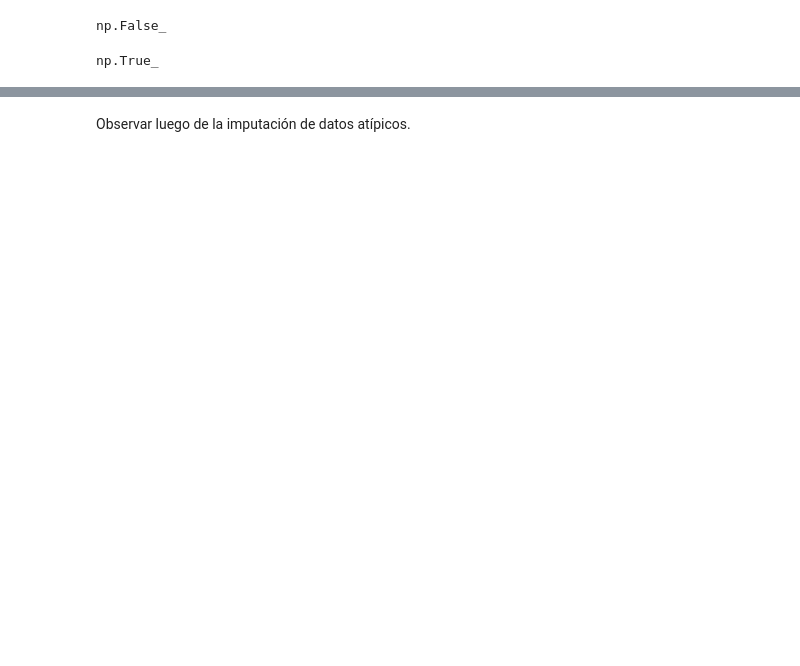
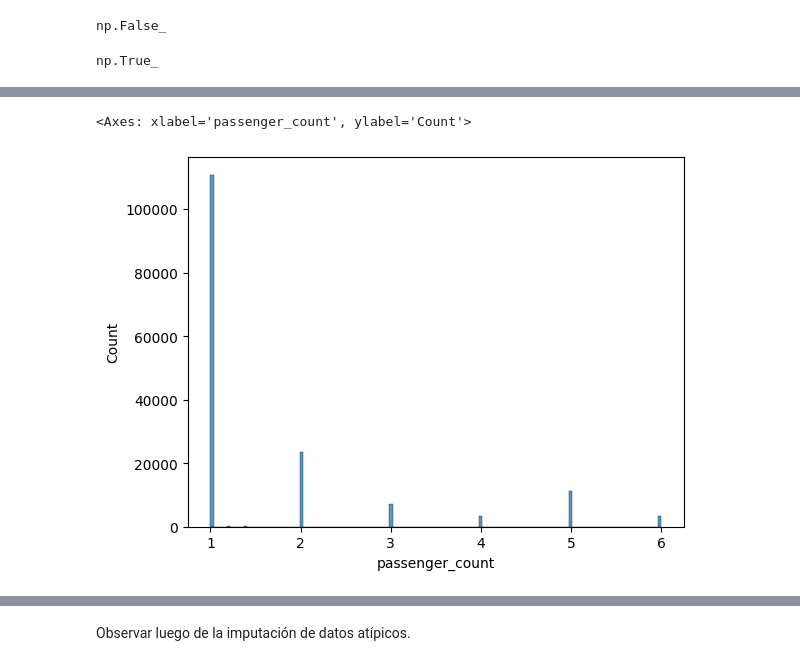
Before and after one commit to GenaCanciani/AA1-TUIA-2025C2-Canciani-Morales-Mancini, a Jupyter notebook: TP-Regresion-AA1-2025C1.ipynb, the cells around one changed output, grey strips where cells are left out. Drawn from its saved outputs; the diff is of its cells as text; code cells hidden in the pictures; blank space fills up the shorter version.

```diff
--- a/TP-Regresion-AA1-2025C1.ipynb
+++ b/TP-Regresion-AA1-2025C1.ipynb
@@ -289,0 +534,5 @@ Index(['key', 'fare_amount', 'pickup_datetime', 'pickup_longitude',
+# %%
+sns.histplot(X_train["passenger_count"])
+# %% [output]
+<Axes: xlabel='passenger_count', ylabel='Count'>
+[figure, added]
```
Also changed, not shown: parts of 64 cells of this notebook.
